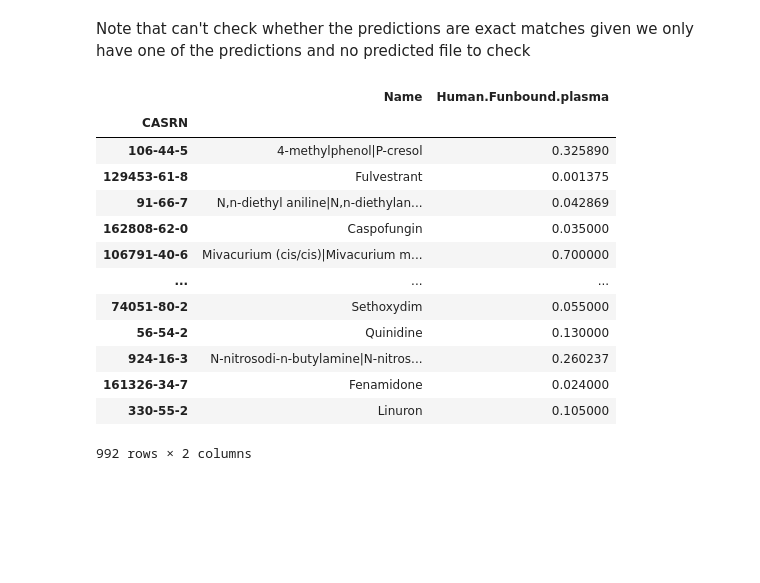
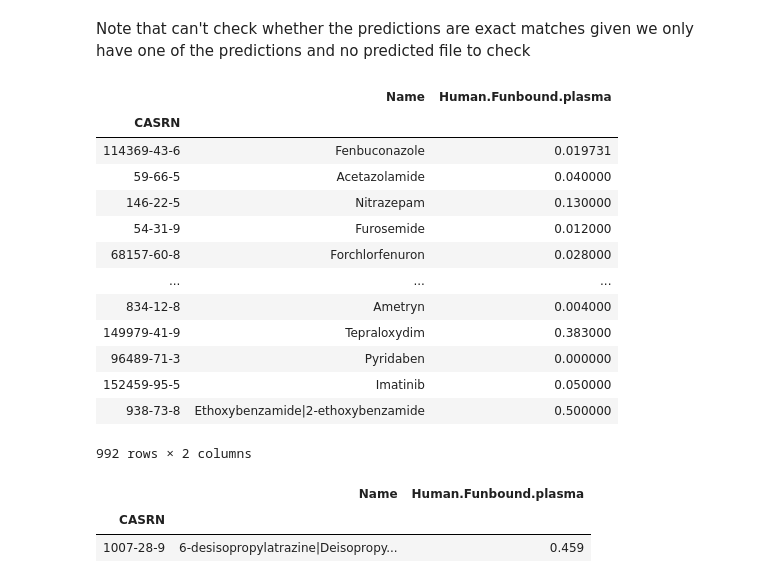
Before and after one commit to patlewig/httk, a Jupyter notebook: notebooks/02_Fub_predictions.ipynb, the cells around one changed output. Cells and saved outputs as stored; diff of their text form; code cells hidden in the pictures; blank space fills up the shorter version.

```diff
--- a/notebooks/02_Fub_predictions.ipynb
+++ b/notebooks/02_Fub_predictions.ipynb
@@ -254,4 +269,8 @@ predicted_Fub
+# %%
+predicted_Fub_2.columns = ['pred_Fub_svr']
+# %%
+predicted_Fub_all = pd.concat([predicted_Fub, predicted_Fub_2], axis = 1)
 # %% [markdown]
 If SVM model was available then using the df above, the consensus predictions would have been computed by taking the mean of the predictions from each model as shown below
 # %%
-#predicted_Fub['Consensus (SVM,RF)'] = predicted_Fub[['SVR', 'pred_Fub_rf']].mean(axis = 1)
+predicted_Fub_all['Consensus (SVM,RF)'] = predicted_Fub_all[['pred_Fub_svr', 'pred_Fub_rf']].mean(axis = 1)
@@ -262,23 +287,29 @@ Note that can't check whether the predictions are exact matches given we only ha
 # %%
 fub = pd.read_csv(raw_dir+'Fub_1139.csv')
 # %%
-fub_expt = fub[fub['CASRN'].isin(predicted_Fub.index)]
+fub_expt = fub[fub['CASRN'].isin(predicted_Fub_all.index)]
 # %%
 fub_expt.set_index('CASRN', inplace = True)
 # %%
-fub_expt.loc[predicted_Fub.index]
+fub_expt.loc[predicted_Fub_all.index]
 # %% [output]
 |  | Name | Human.Funbound.plasma |
 | CASRN |  |  |
-| 106-44-5 | 4-methylphenol|P-cresol | 0.325890 |
-| 129453-61-8 | Fulvestrant | 0.001375 |
-| 91-66-7 | N,n-diethyl aniline|N,n-diethylan... | 0.042869 |
-| 162808-62-0 | Caspofungin | 0.035000 |
-| 106791-40-6 | Mivacurium (cis/cis)|Mivacurium m... | 0.700000 |
+| 114369-43-6 | Fenbuconazole | 0.019731 |
+| 59-66-5 | Acetazolamide | 0.040000 |
+| 146-22-5 | Nitrazepam | 0.130000 |
+| 54-31-9 | Furosemide | 0.012000 |
+| 68157-60-8 | Forchlorfenuron | 0.028000 |
 | ... | ... | ... |
-| 74051-80-2 | Sethoxydim | 0.055000 |
-| 56-54-2 | Quinidine | 0.130000 |
-| 924-16-3 | N-nitrosodi-n-butylamine|N-nitros... | 0.260237 |
-| 161326-34-7 | Fenamidone | 0.024000 |
-| 330-55-2 | Linuron | 0.105000 |
+| 834-12-8 | Ametryn | 0.004000 |
+| 149979-41-9 | Tepraloxydim | 0.383000 |
+| 96489-71-3 | Pyridaben | 0.000000 |
+| 152459-95-5 | Imatinib | 0.050000 |
+| 938-73-8 | Ethoxybenzamide|2-ethoxybenzamide | 0.500000 |
 992 rows × 2 columns
+# %%
+fub_expt[fub_expt.index == '1007-28-9']
+# %% [output]
+|  | Name | Human.Funbound.plasma |
+| CASRN |  |  |
+| 1007-28-9 | 6-desisopropylatrazine|Deisopropy... | 0.459 |
```
Also changed, not shown: parts of 25 cells of this notebook.
